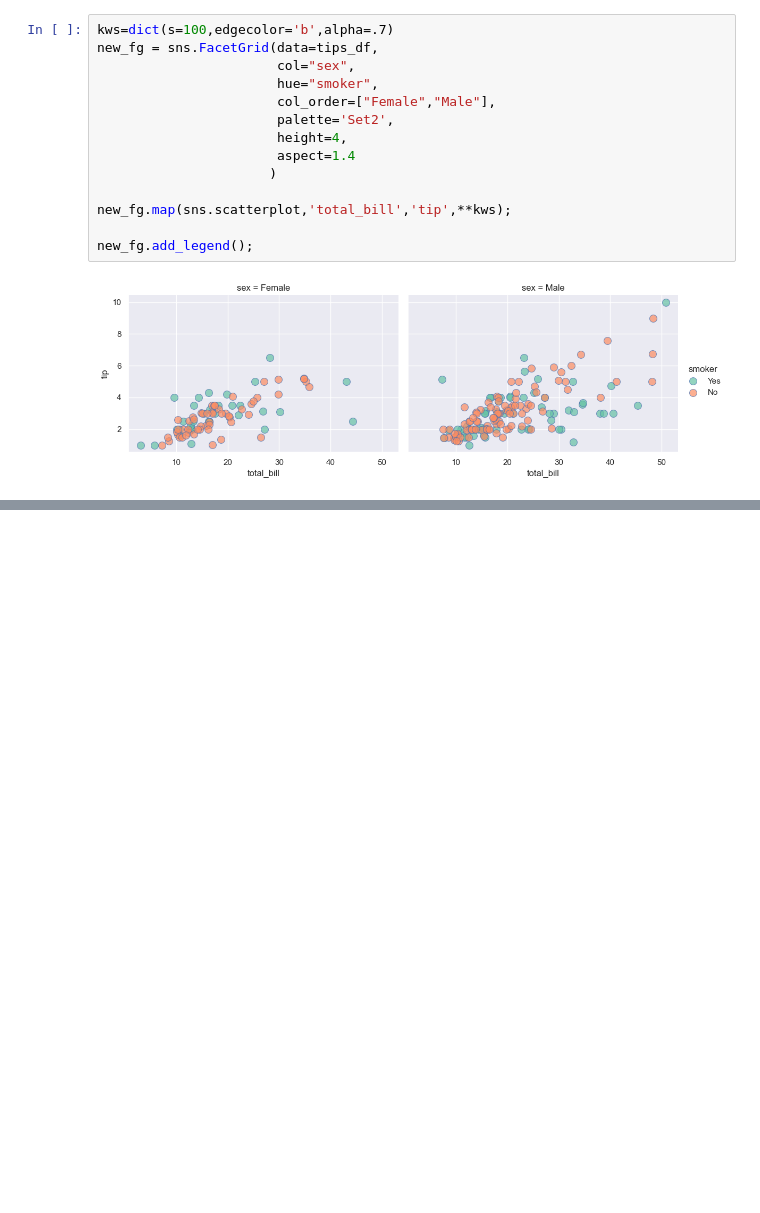
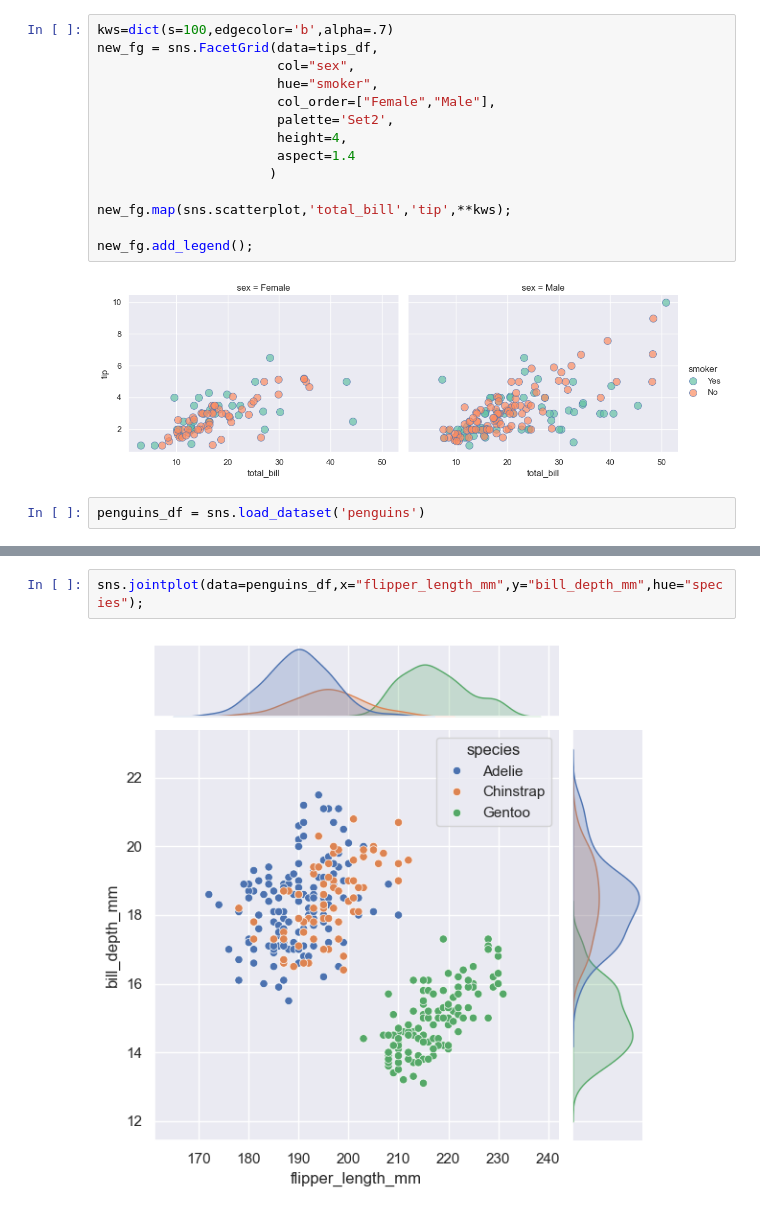
Before and after one commit to DungDao23092005/Ai_Engineer, a Jupyter notebook: library/seaborn/seaborn.ipynb, the cells around one changed output, grey strips where cells are left out. Cells and saved outputs as stored; diff of their text form; blank space fills up the shorter version.

```diff
--- a/library/seaborn/seaborn.ipynb
+++ b/library/seaborn/seaborn.ipynb
@@ -161,3 +161,5 @@ new_fg.map(sns.scatterplot,'total_bill','tip',**kws);
 new_fg.add_legend();
 # %% [output]
 [figure]
+# %%
+penguins_df = sns.load_dataset('penguins')
@@ -163,0 +175,4 @@ new_fg.add_legend();
+# %%
+sns.jointplot(data=penguins_df,x="flipper_length_mm",y="bill_depth_mm",hue="species");
+# %% [output]
+[figure, added]
```
Also changed, not shown: parts of 9 cells of this notebook, 2 other files.
